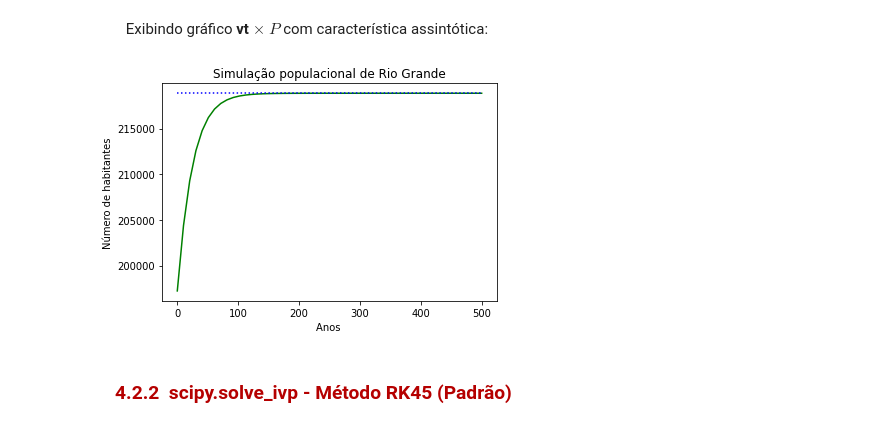
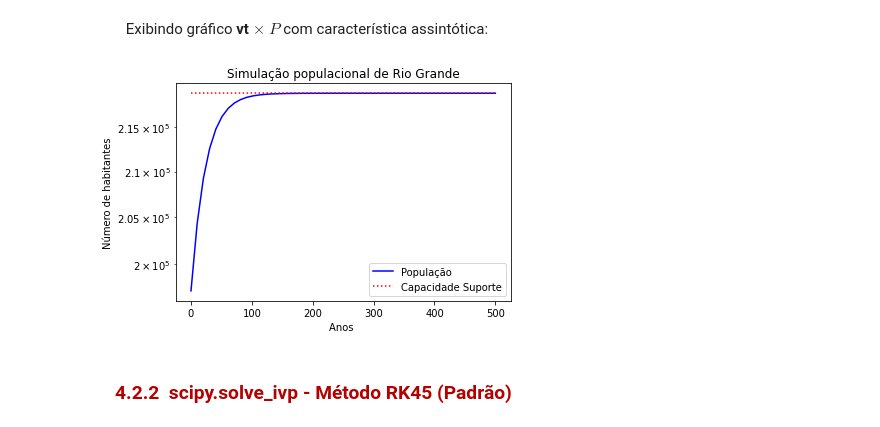
Before and after one commit to LaboratorioIPythonFURG/Modelo-Populacional-Malthus, a Jupyter notebook: Jupyter/4_scipy.ipynb, the cells around one changed output. Cells and saved outputs as stored; diff of their text form; code cells hidden in the pictures.

```diff
--- a/Jupyter/4_scipy.ipynb
+++ b/Jupyter/4_scipy.ipynb
@@ -207,16 +207,18 @@ Simulação para 2021 (arredondado): 204837
 # %%
 L =218858 #Limite (L)
 
-plt.plot(t_lim,sol_lim,"g") #Curva logística
-plt.plot(t_lim,np.full(t_lim.shape[0], L),"b", linestyle = 'dotted') #Assíntota
+plt.plot(t_lim,sol_lim,"b",label='População') #Curva logística
+plt.plot(t_lim,np.full(t_lim.shape[0], L),"r", linestyle = 'dotted',label="Capacidade Suporte") #Assíntota
 
 #Exibindo figura
 plt.title("Simulação populacional de Rio Grande")
 plt.xlabel("Anos ")
+plt.legend()
 plt.ylabel("Número de habitantes")
+plt.yscale("log")
 plt.show()
 # %% [output]
-[figure, old version]
+[figure, new version]
 # %% [markdown]
 <h3 style='color:#b50000' >&nbsp; &nbsp; 4.2.2 &nbsp;scipy.solve_ivp - Método RK45 (Padrão)</h3>
 # %%
```
Also changed, not shown: parts of 3 cells of this notebook, 3 other files.
